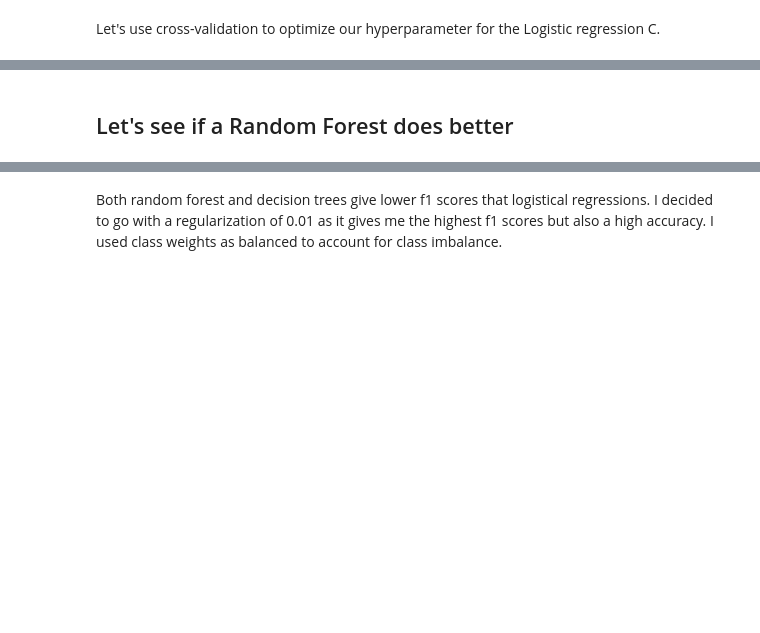
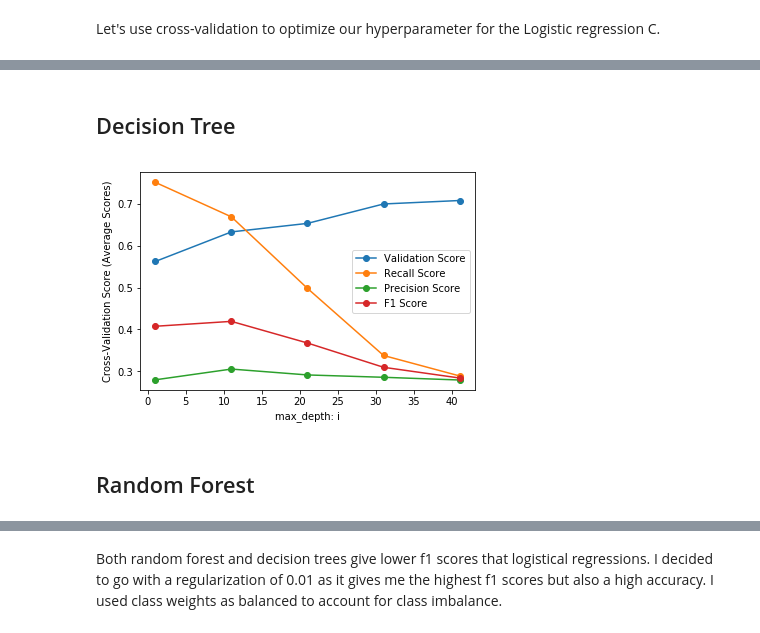
Before and after one commit to farhansaad/Predicting-Bad-Debt-Lending-Club-dataset, a Jupyter notebook: Farhan_Ahmed_Capstone_Code_New.ipynb, the cells around one changed output, grey strips where cells are left out. Cells and saved outputs as stored; diff of their text form; code cells hidden in the pictures; blank space fills up the shorter version.

```diff
--- a/Farhan_Ahmed_Capstone_Code_New.ipynb
+++ b/Farhan_Ahmed_Capstone_Code_New.ipynb
@@ -421,28 +436,51 @@ plt.show();
+# %% [markdown]
+## Decision Tree
 # %%
 import numpy as np
 from sklearn.tree import DecisionTreeClassifier
 
 validation_score_list = []
+recall_list = []
+precision_list = []
+f1score_list = []
+
 sample_range = np.arange(1,50,10)
 
 
-    for i in sample_range:
+for i in sample_range:
     # Lets plot out different parameters with 5-fold cross validation
 
 
     # Instantiate
     my_tree = DecisionTreeClassifier(max_depth = i, class_weight = 'balanced')
 
     validation_score = np.mean(cross_val_score(my_tree, X_train_scaled, y_train, cv = 5))
     validation_score_list.append(validation_score)
 
+    # Fit
+    my_tree.fit(X_train_scaled, y_train)
+
+    # predict
+    pred_train = my_tree.predict(X_train_scaled)
+    pred_test = my_tree.predict(X_test_scaled)
+
+    recall_list.append(recall_score(y_test, pred_test))
+    precision_list.append(precision_score(y_test, pred_test))
+    f1score_list.append(f1_score(y_test, pred_test))
+
+
 
 %matplotlib inline
 plt.plot(sample_range, validation_score_list,label="Validation Score",marker='o')
+plt.plot(sample_range, recall_list,label="Recall Score",marker='o')
+plt.plot(sample_range, precision_list,label="Precision Score",marker='o')
+plt.plot(sample_range, f1score_list,label="F1 Score",marker='o')
 plt.legend()
 plt.xlabel('max_depth: i')
 plt.ylabel('Cross-Validation Score (Average Scores)')
 plt.show();
+# %% [output]
+[figure, added]
 # %%
 # Instantiate
     my_tree = DecisionTreeClassifier(max_depth = i, class_weight = 'balanced')
@@ -471,4 +509,4 @@ plt.show();
     print('Confusion matrix:\n', cmat)
     print('\n')
 # %% [markdown]
-## Let's see if a Random Forest does better
+## Random Forest
```
Also changed, not shown: parts of 5 cells of this notebook.
